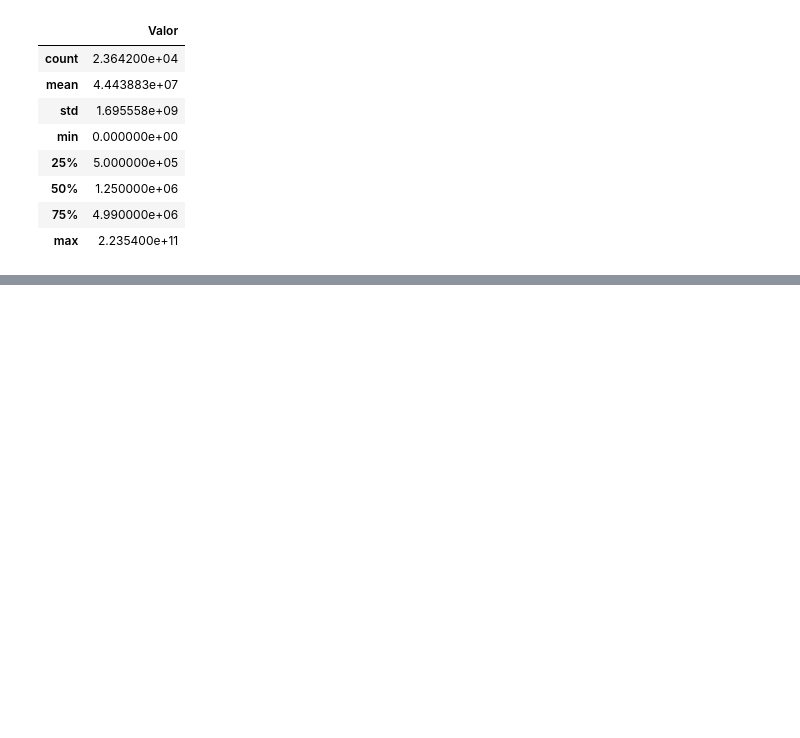
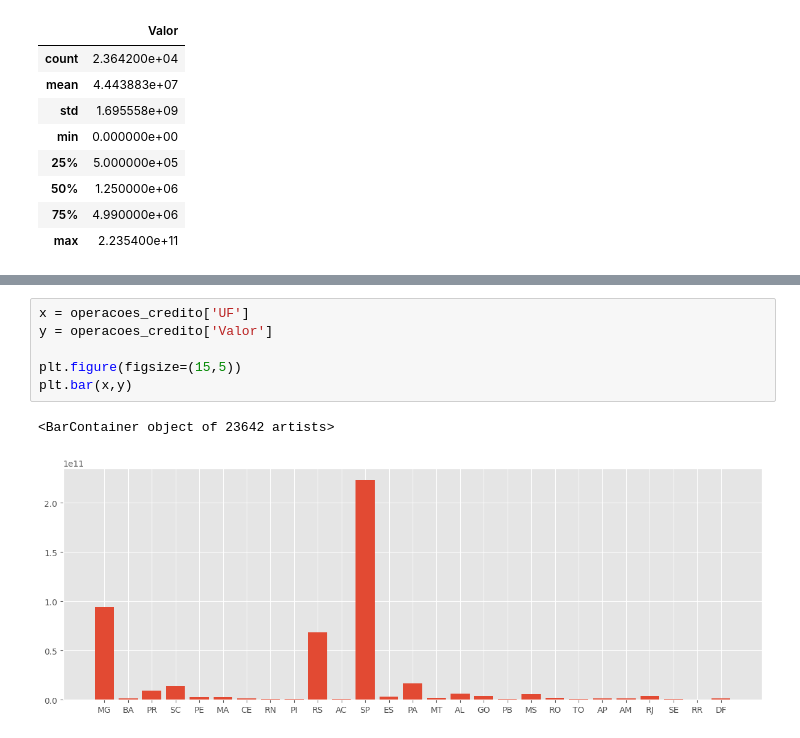
Before and after one commit to wmatossouza/projetoIA, a Jupyter notebook: analise_operacoes.ipynb, the cells around one changed output, grey strips where cells are left out. Cells and saved outputs as stored; diff of their text form; blank space fills up the shorter version.

```diff
--- a/analise_operacoes.ipynb
+++ b/analise_operacoes.ipynb
@@ -253,0 +255,9 @@ memory usage: 2.8+ MB
+# %%
+x = operacoes_credito['UF']
+y = operacoes_credito['Valor']
+
+plt.figure(figsize=(15,5))
+plt.bar(x,y)
+# %% [output]
+<BarContainer object of 23642 artists>
+[figure, added]
```
Also changed, not shown: parts of 2 cells of this notebook, 1 other file.
